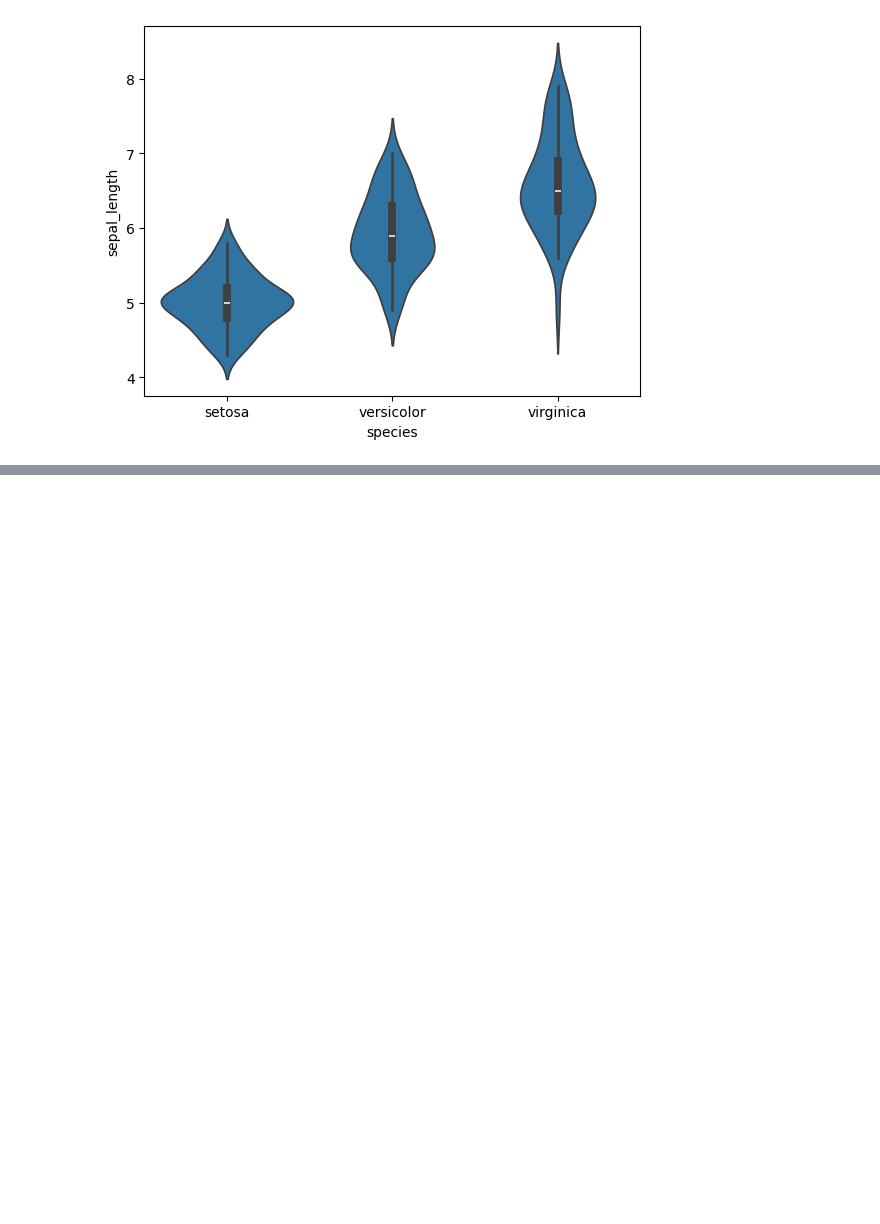
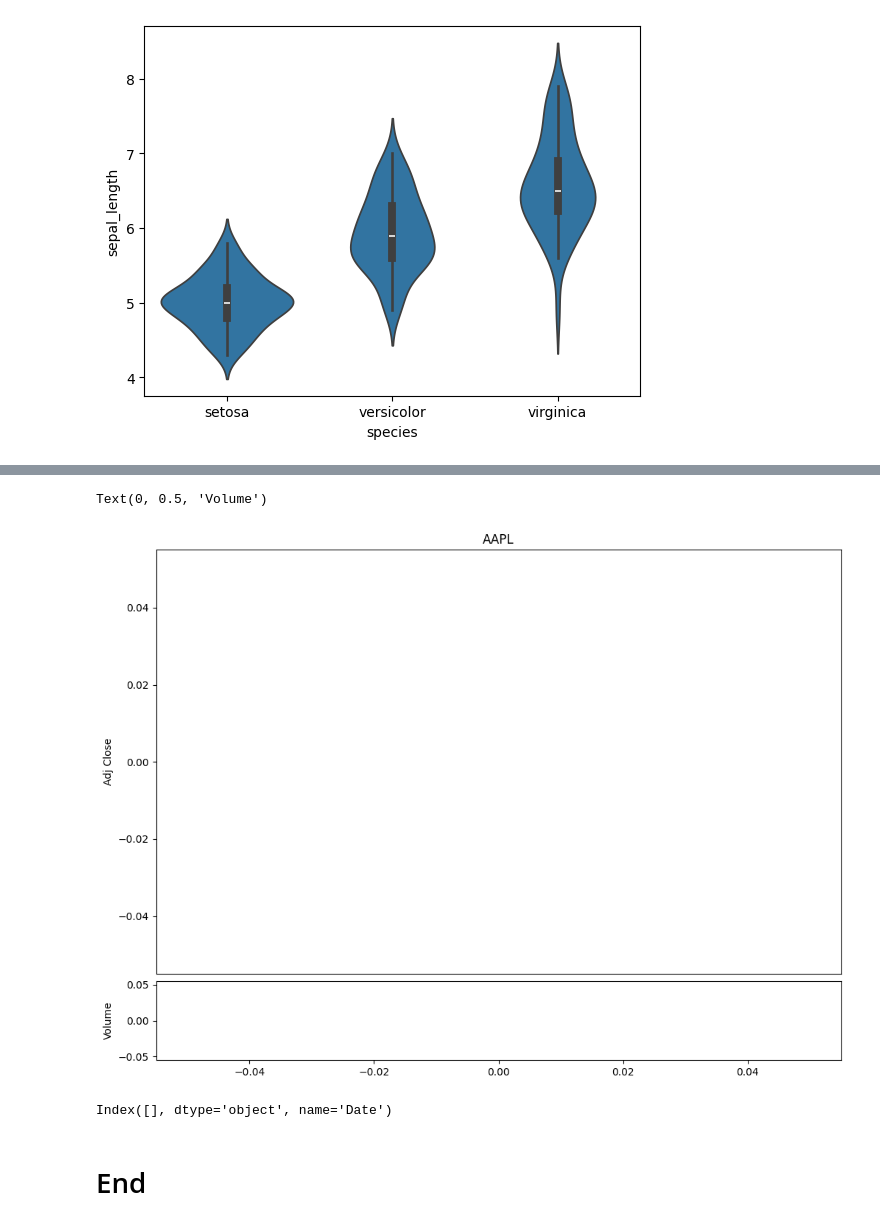
Before and after one commit to ainguyen05/ainguyen05.github.io, a Jupyter notebook: [Turtorial] EDA - Python.ipynb, the cells around one changed output, grey strips where cells are left out. Saved outputs shown, nothing was run; the diff lists cells and outputs as text; code cells hidden in the pictures; blank space fills up the shorter version.

```diff
--- a/[Turtorial] EDA - Python.ipynb
+++ b/[Turtorial] EDA - Python.ipynb
@@ -293,0 +370,22 @@ sns.violinplot(x='species', y='sepal_length', data=df)
+# %%
+plt.figure(figsize=(12, 9))
+
+top = plt.subplot2grid((12, 9), (0, 0), rowspan=10, colspan=9)
+bottom = plt.subplot2grid((12, 9), (10, 0), rowspan=2, colspan=9)
+
+top.plot(df.index, df['Adj Close'], color='blue')
+bottom.bar(df.index, df['Volume'])
+
+top.axes.get_xaxis().set_visible(False)
+top.set_title('AAPL')
+top.set_ylabel('Adj Close')
+bottom.set_ylabel('Volume')
+# %% [output]
+Text(0, 0.5, 'Volume')
+[figure, added]
+# %%
+df.index
+# %% [output]
+Index([], dtype='object', name='Date')
+# %% [markdown]
+# End
```
Also changed, not shown: parts of 9 cells of this notebook, 1 other file.
